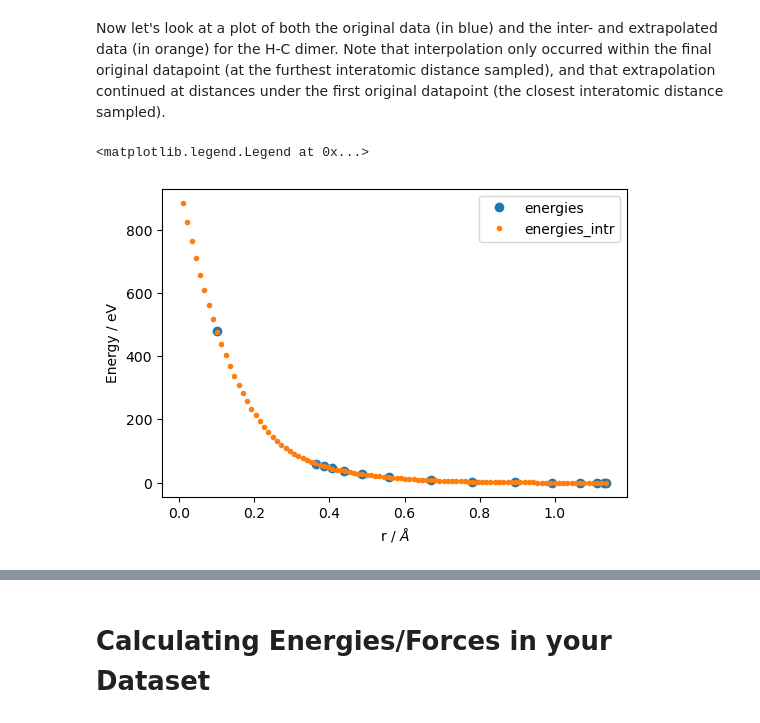
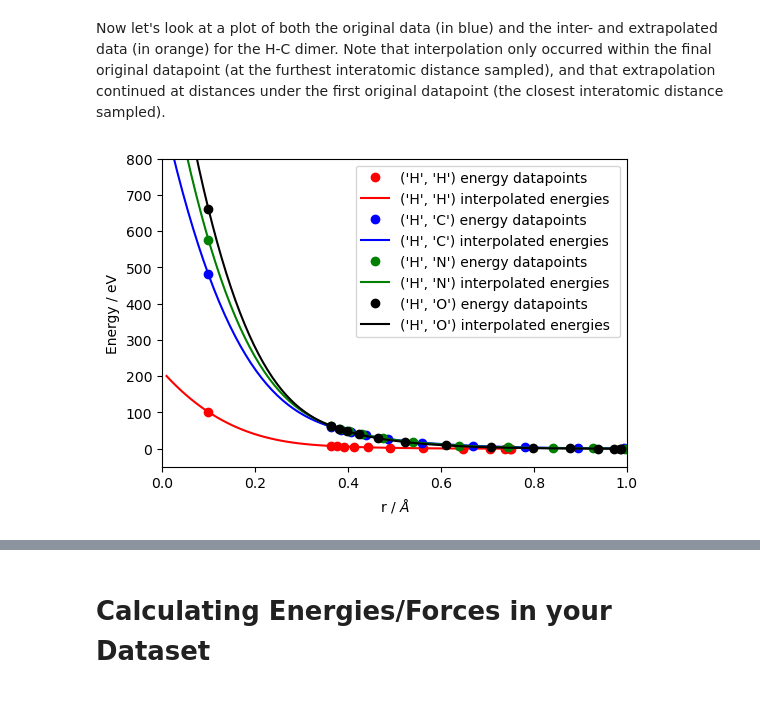
Before and after one commit to victorprincipe/pair_potentials, a Jupyter notebook: Pair_Potentials_w_GAP_Models.ipynb, the cells around one changed output, grey strips where cells are left out. Cells and saved outputs as stored; diff of their text form; code cells hidden in the pictures.

```diff
--- a/Pair_Potentials_w_GAP_Models.ipynb
+++ b/Pair_Potentials_w_GAP_Models.ipynb
@@ -66,7 +66,7 @@ In order to do this, we need to run a structure relaxation using every possible
 
 We first need to set up the systems (i.e. create the `pw.x` input files) for each pair of elements. It is **very important** that you use the **same parameters** during these structure relaxations as were used for the creation of your dataset. Please read the comments in the cells below in order to understand what you may need to change.
 # %%
-workpath = "/scratch/vprincip/pair_potentials/work_dir/" # Change this to your working directory
+workpath = "work_dir/" # Change this to your working directory
 
 elements = ["H", "C", "N", "O"] # Elements for which you would like to create pair potentials
 L = 13.22  # Length of cubic box used in structure relaxation (13.22 Angstroms are equal to 25 Bohr)
@@ -313,18 +313,28 @@ Now let's look at a plot of both the original data (in blue) and the inter- and
 # %%
 # Plot pair potential interpolated energies -- by Philip Loche
 plt.figure(figsize=(6,4), dpi=100)
-plt.plot(dimer_ff[("H", "C")]["positions"],
-         dimer_ff[("H", "C")]["energies"],
-         "o",
-         label="energies")
 
-plt.plot(dimer_ff[("H", "C")]["positions_inter"],
-         dimer_ff[("H", "C")]["energies_inter"],
-         ".", label="energies_intr")
+i = 0
+for dimer in dimers:
+    colours = ['red', 'blue', 'green', 'black']
+    if "H" in dimer:
+        plt.plot(dimer_ff[dimer]["positions"],
+                 dimer_ff[dimer]["energies"],
+                 "o",
+                 label=f"{dimer} energy datapoints",
+                 color=colours[i])
 
+        plt.plot(dimer_ff[dimer]["positions_inter"],
+                 dimer_ff[dimer]["energies_inter"],
+                 label=f"{dimer} interpolated energies ",
+                 color=colours[i])
+        i+=1
+
+plt.xlim(0,1)
+plt.ylim(-50,800)
 plt.ylabel("Energy / eV")
 plt.xlabel("r / $\AA$")
 plt.legend()
+plt.show()
 # %% [output]
-<matplotlib.legend.Legend at 0x...>
-[figure, old version]
+[figure, new version]
```
Also changed, not shown: parts of 15 cells of this notebook.
